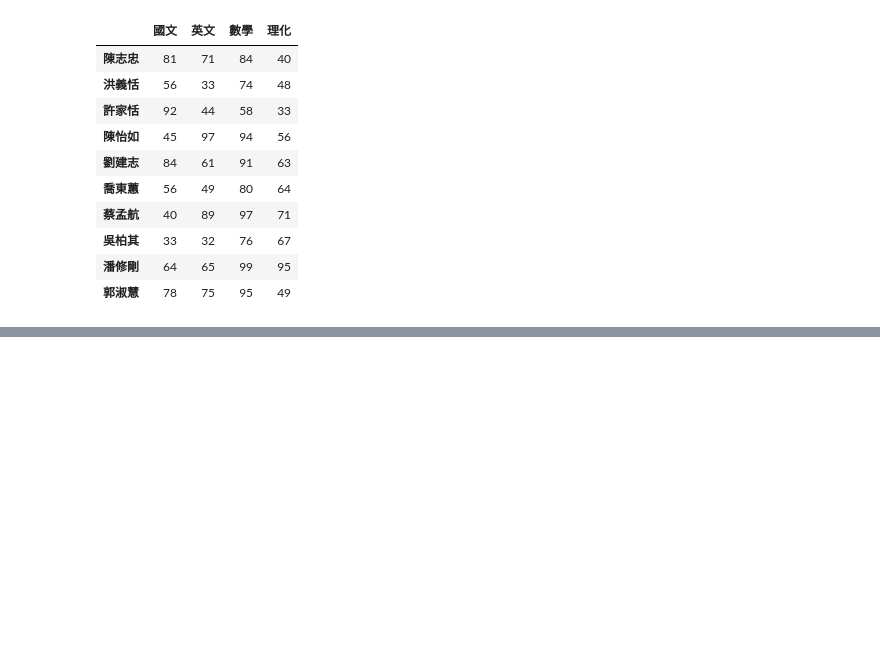
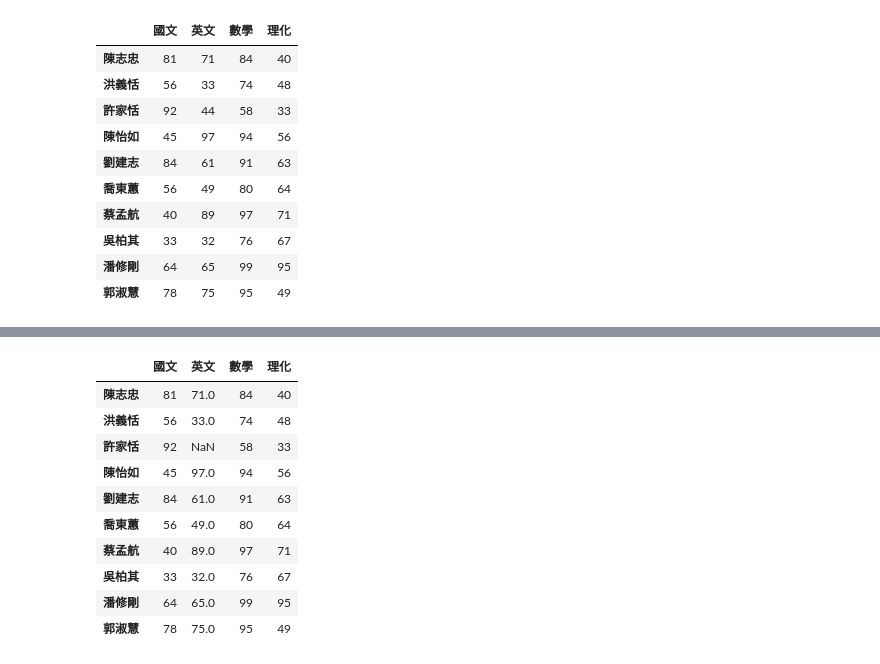
Before and after one commit to vcdemy/20240409, a Jupyter notebook: 20240409筆記.ipynb, the cells around one changed output, grey strips where cells are left out. Saved outputs shown, nothing was run; the diff lists cells and outputs as text; code cells hidden in the pictures; blank space fills up the shorter version.

```diff
--- a/20240409筆記.ipynb
+++ b/20240409筆記.ipynb
@@ -564,0 +579,16 @@ df
+# %%
+df.loc['許家恬', '英文'] = np.nan
+# %%
+df
+# %% [output]
+|  | 國文 | 英文 | 數學 | 理化 |
+| 陳志忠 | 81 | 71.0 | 84 | 40 |
+| 洪義恬 | 56 | 33.0 | 74 | 48 |
+| 許家恬 | 92 | NaN | 58 | 33 |
+| 陳怡如 | 45 | 97.0 | 94 | 56 |
+| 劉建志 | 84 | 61.0 | 91 | 63 |
+| 喬東蕙 | 56 | 49.0 | 80 | 64 |
+| 蔡孟航 | 40 | 89.0 | 97 | 71 |
+| 吳柏其 | 33 | 32.0 | 76 | 67 |
+| 潘修剛 | 64 | 65.0 | 99 | 95 |
+| 郭淑慧 | 78 | 75.0 | 95 | 49 |
```
Also changed, not shown: parts of 5 cells of this notebook.
